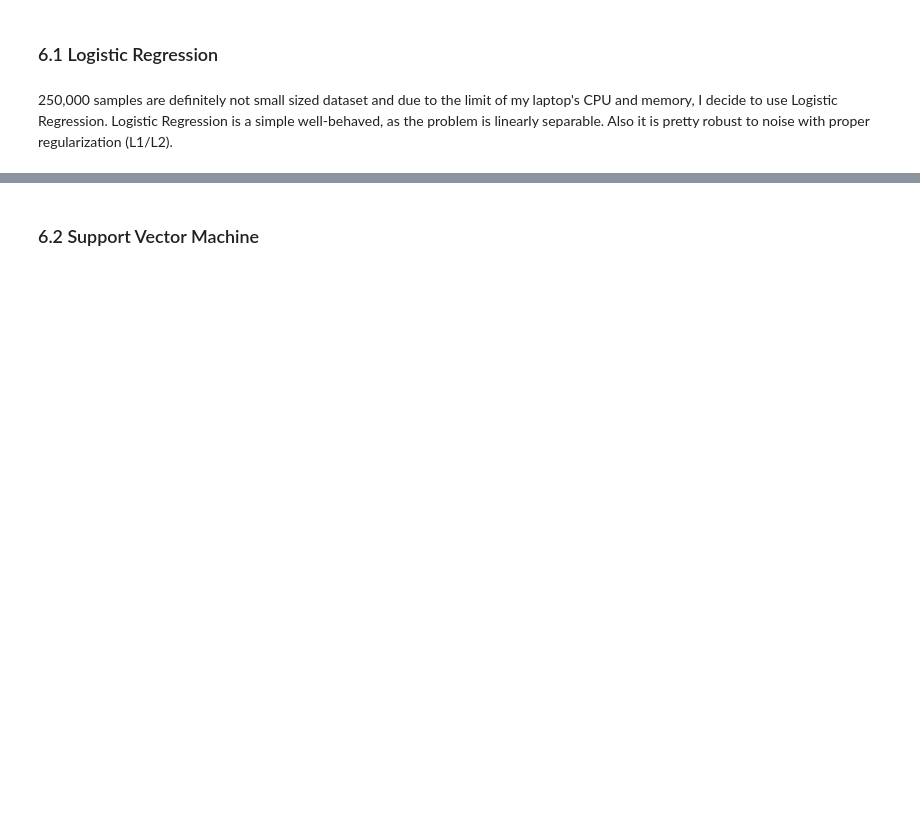
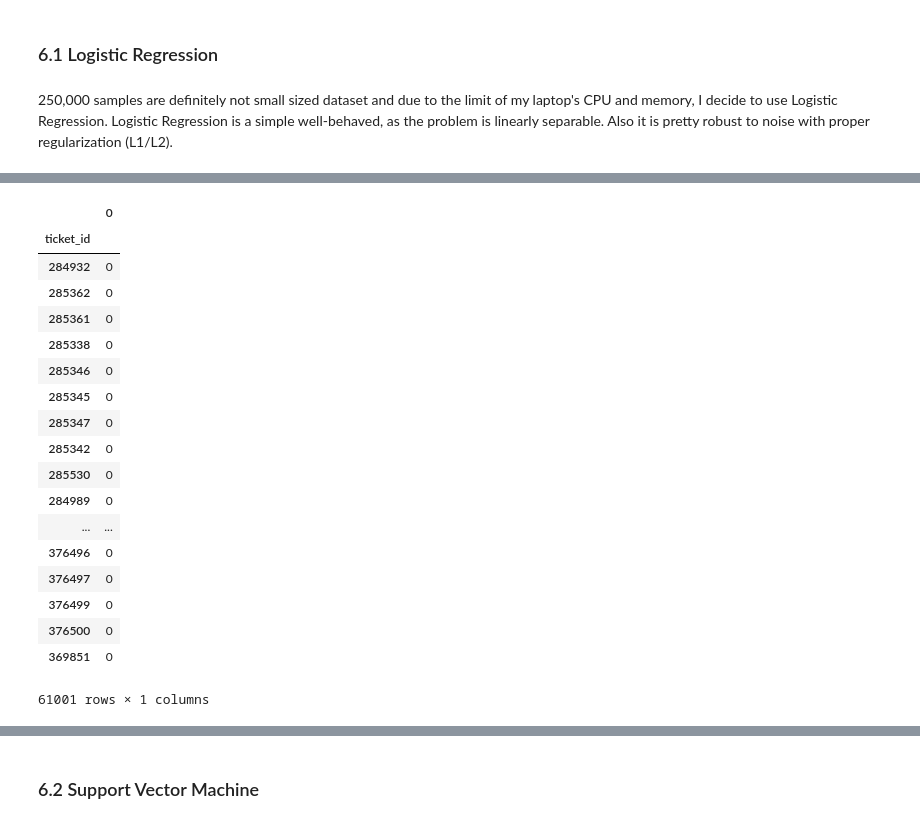
Before and after one commit to kyen89/MyProject, a Jupyter notebook: Applied Machine Learning in Python/WEEK4 - repair/Assignment+4-Practice.ipynb, the cells around one changed output, grey strips where cells are left out. Drawn from its saved outputs; the diff is of its cells as text; code cells hidden in the pictures; blank space fills up the shorter version.

```diff
--- a/Applied Machine Learning in Python/WEEK4 - repair/Assignment+4-repair.ipynb
+++ b/Applied Machine Learning in Python/WEEK4 - repair/Assignment+4-Practice.ipynb
@@ -1212,5 +1199,25 @@ lrCV.best_score_
 # %%
-result = pd.DataFrame(lrCV.predict(X_test_sel), index = test_id)
-result
+result_log = pd.DataFrame(lrCV.predict(X_test_sel), index = test_id)
+result_log
+# %% [output]
+|  | 0 |
+| ticket_id |  |
+| 284932 | 0 |
+| 285362 | 0 |
+| 285361 | 0 |
+| 285338 | 0 |
+| 285346 | 0 |
+| 285345 | 0 |
+| 285347 | 0 |
+| 285342 | 0 |
+| 285530 | 0 |
+| 284989 | 0 |
+| ... | ... |
+| 376496 | 0 |
+| 376497 | 0 |
+| 376499 | 0 |
+| 376500 | 0 |
+| 369851 | 0 |
+61001 rows × 1 columns
 # %%
 # To check, we can count how many 0 and how many 1 are predicted
```
Also changed, not shown: parts of 41 cells of this notebook, 8 other files.
